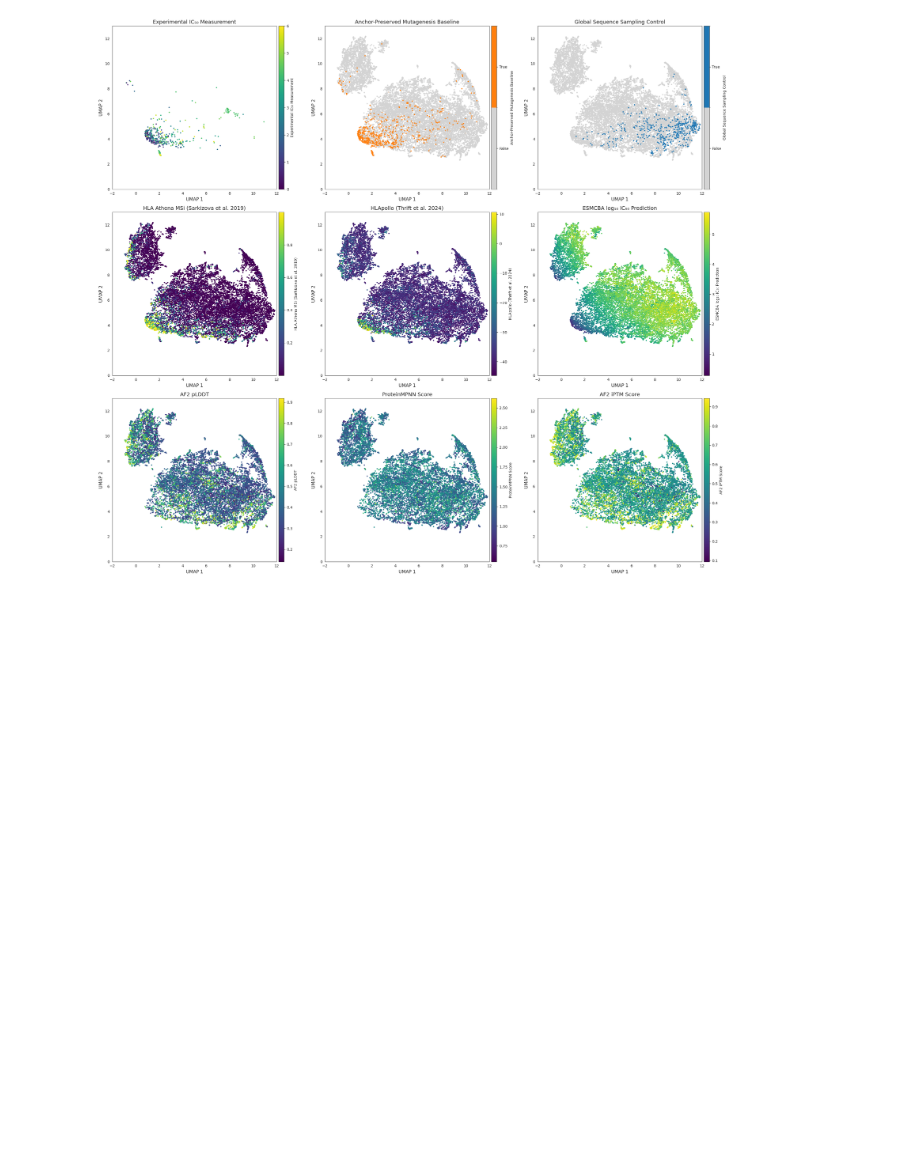
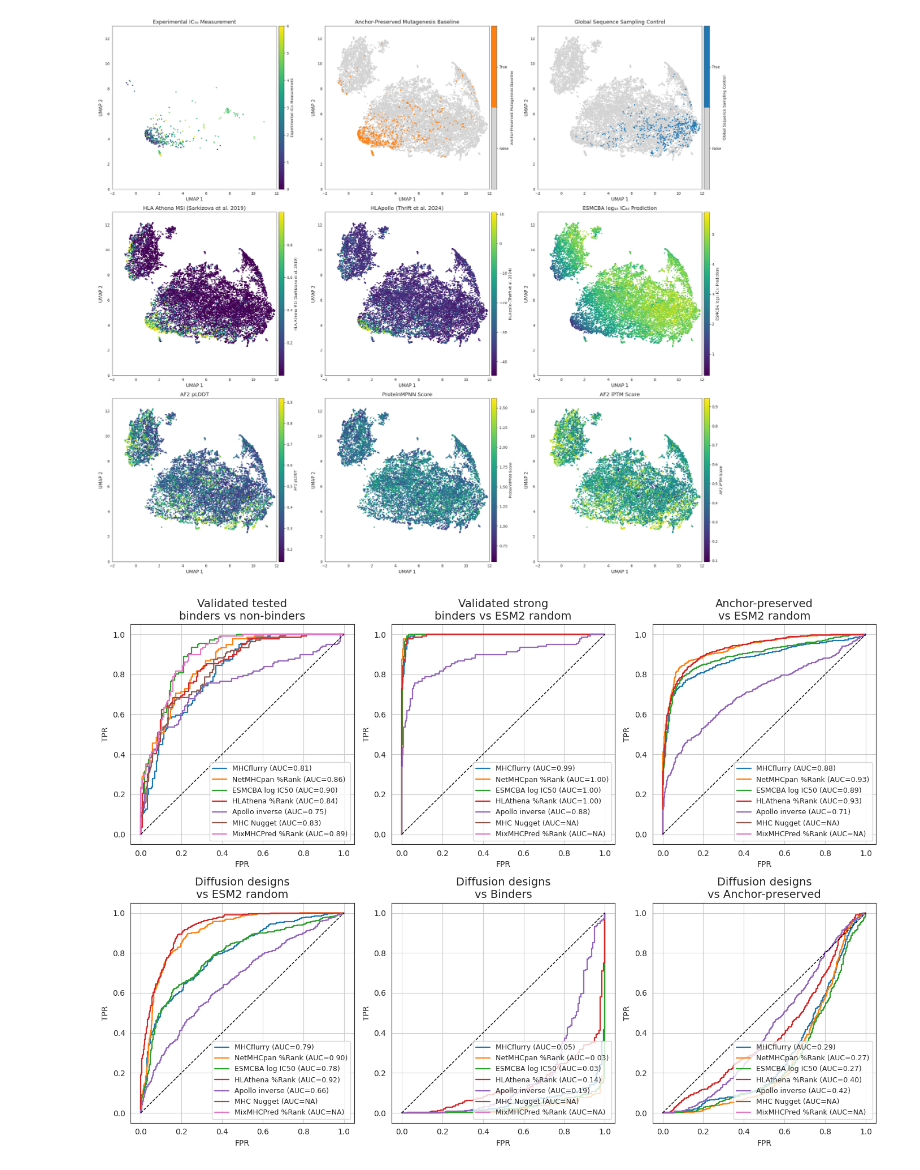
Before and after one commit to sermare/struct-mhc-dev, a Jupyter notebook: jupyter-notebook/03_embeddings_exploration_umap.ipynb, the cells around one changed output. Drawn from its saved outputs; the diff is of its cells as text; code cells hidden in the pictures; blank space fills up the shorter version.

Commit message:
cleaned nb for figures from paper

```diff
--- a/jupyter-notebook/embeddings_exploration_umap.ipynb
+++ b/jupyter-notebook/03_embeddings_exploration_umap.ipynb
@@ -186,0 +256,64 @@ plt.show()
+# %%
+# --- Plotting ---
+fig, axes = plt.subplots(2, 3, figsize=(14, 10))
+axes = axes.ravel()
+
+# lock model order for legends
+model_order = list(predictor_columns.keys())
+for ax, key in zip(axes, eval_panels):
+    # print(f"\n--- {key} ---")
+    mask, labels = subset_and_labels(dt, key)
+    sub = dt.loc[mask].copy()
+    sub["label"] = labels.values
+
+    total = len(sub); pos = int(sub["label"].sum()); neg = total - pos
+    # print(f"Total samples: {total}, Positives: {pos}, Negatives: {neg}")
+
+    plotted_any = False
+    legend_handles = []
+
+    for model_name in model_order:
+        col, invert = predictor_columns[model_name]
+        color = model_colors[model_name]
+
+        can_compute = True
+        if col not in sub.columns:
+            # print(f"⚠️  Missing column: {col} for {model_name}")
+            can_compute = False
+        else:
+            y_true = sub["label"].values
+            y_score = safe_scores(sub[col])
+            valid = ~np.isnan(y_score)
+            y_true = y_true[valid]
+            y_score = y_score[valid]
+
+            if y_true.size == 0 or len(np.unique(y_true)) < 2:
+                # print(f"⚠️  Not enough class variation for {model_name} after filtering.")
+                can_compute = False
+
+        if can_compute:
+            if invert:
+                y_score = -y_score
+            fpr, tpr, _ = roc_curve(y_true, y_score)
+            model_auc = auc(fpr, tpr)
+            h, = ax.plot(fpr, tpr, lw=1.6, color=color,
+                         label=f"{model_name} (AUC={model_auc:.2f})")
+            legend_handles.append(h)
+            plotted_any = True
+        else:
+            # Add placeholder legend entry so every model appears
+            h, = ax.plot([], [], lw=1.6, color=color,
+                         label=f"{model_name} (AUC=NA)")
+            legend_handles.append(h)
+
+    ax.plot([0, 1], [0, 1], "k--", lw=1)
+    ax.set_title(key, fontsize=14)
+    ax.set_xlabel("FPR")
+    ax.grid(True)
+    ax.set_ylabel("TPR")
+    ax.legend(handles=legend_handles, fontsize=9, loc="lower right")
+
+plt.tight_layout()
+plt.show()
+# %% [output]
+[figure, added]
```
Also changed, not shown: parts of 1 cell of this notebook, 3 other files.
